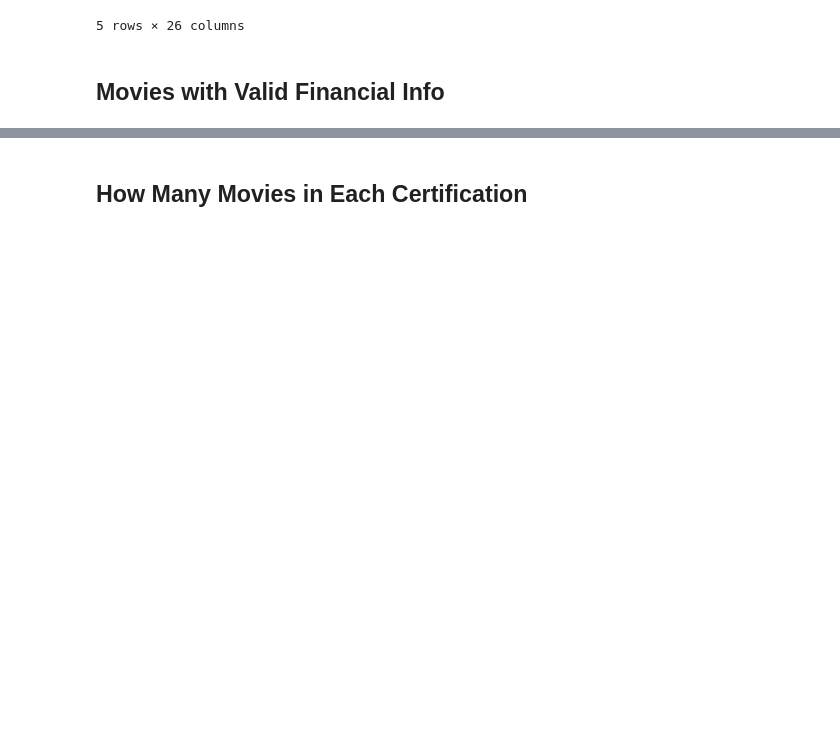
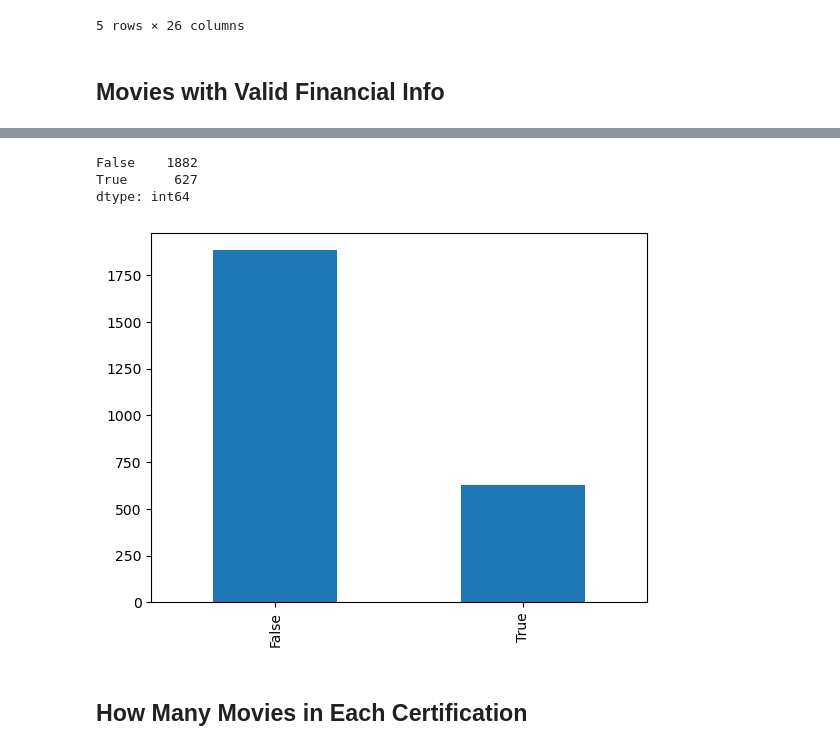
Before and after one commit to Gracey701/TMDB-Movies, a Jupyter notebook: Part 2.ipynb, the cells around one changed output, grey strips where cells are left out. Drawn from its saved outputs; the diff is of its cells as text; code cells hidden in the pictures; blank space fills up the shorter version.

Commit message:
finalized filters

```diff
--- a/Part 2.ipynb
+++ b/Part 2.ipynb
@@ -237,5 +249,5 @@ memory usage: 529.2+ KB
 # %% [markdown]
 ## Movies with Valid Financial Info
 # %%
-final_df = final_df[(final_df['budget'] > 0)]
-final_df = final_df[(final_df['revenue'] > 0)]
+budget = (final_df['budget'] > 0)
+rev = (final_df['revenue'] > 0)
@@ -272,3 +254,15 @@ memory usage: 74.2+ KB
+# %%
+filter = (budget | rev)
+# %%
+filter.value_counts()
+# %% [output]
+False    1882
+True      627
+dtype: int64
+# %%
+filter.value_counts().plot(kind='bar');
+# %% [output]
+[figure, added]
 # %% [markdown]
 ## How Many Movies in Each Certification
 # %%
```
Also changed, not shown: parts of 12 cells of this notebook, 2 other files.
